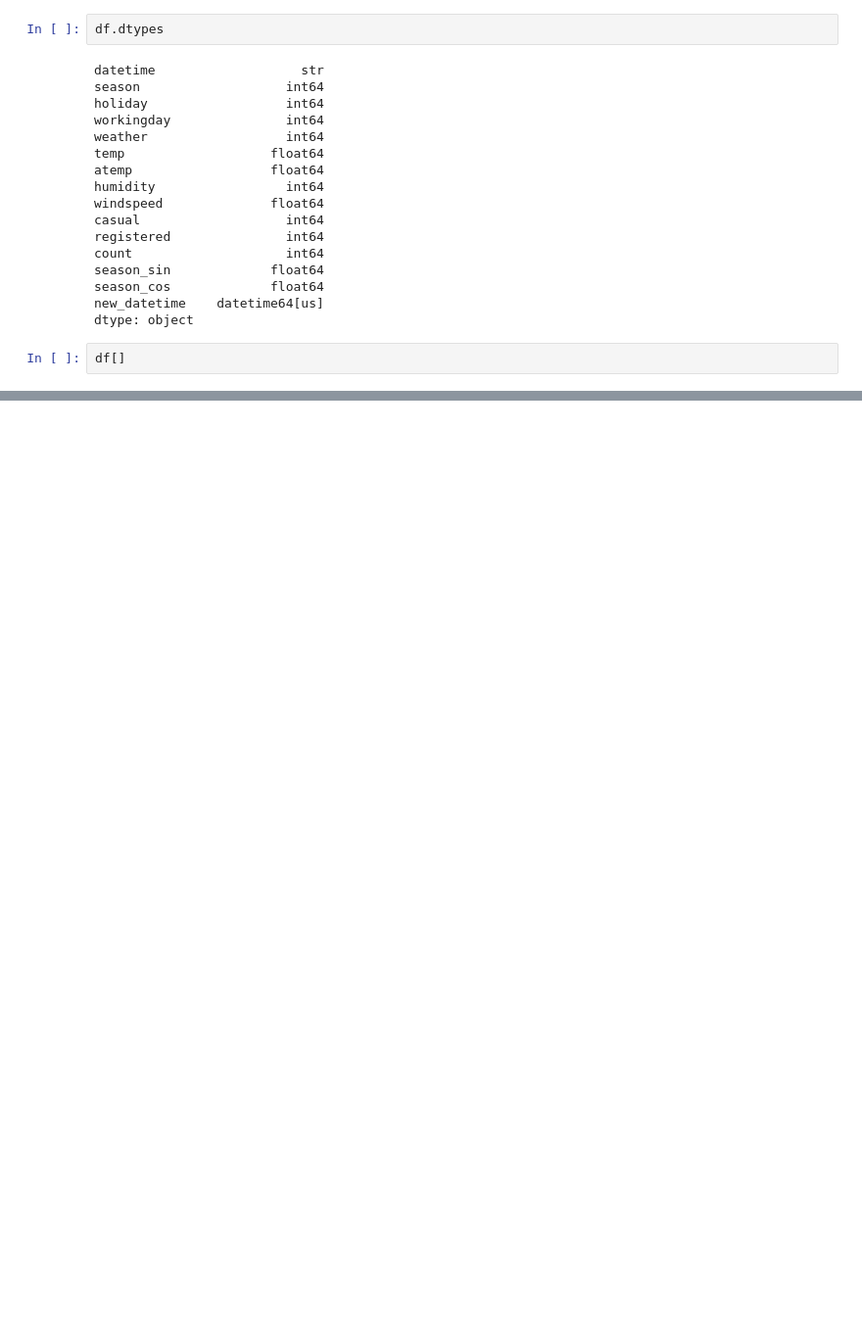
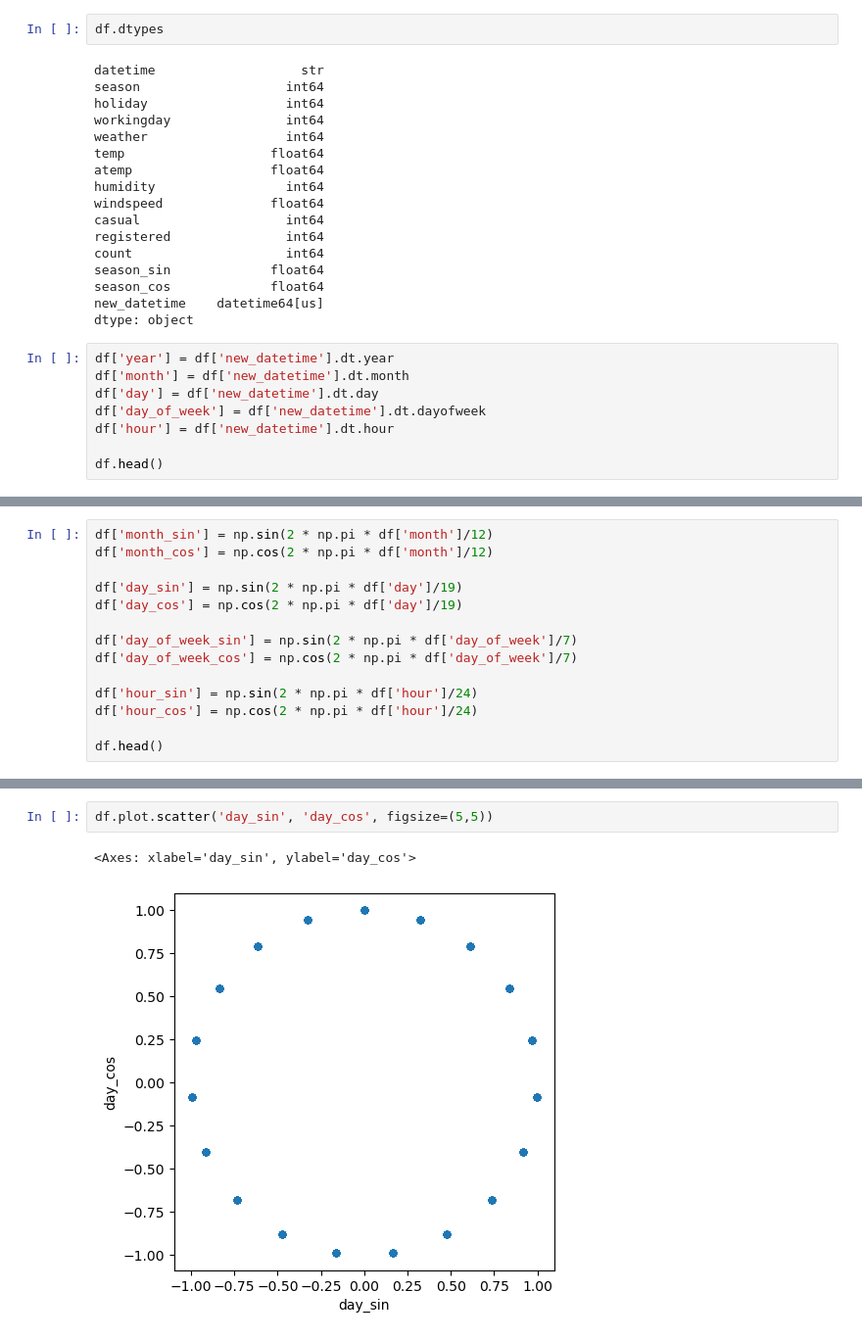
Before and after one commit to MonaTaghavi/dm-ann, a Jupyter notebook: notebooks/15dm-bike-preparation.ipynb, the cells around one changed output, grey strips where cells are left out. Shown at 98% size. Cells and saved outputs as stored; diff of their text form; blank space fills up the shorter version.

```diff
--- a/notebooks/15dm-bike-preparation.ipynb
+++ b/notebooks/15dm-bike-preparation.ipynb
@@ -228,4 +229,10 @@ season_cos             float64
 new_datetime    datetime64[us]
 dtype: object
 # %%
-df[]
+df['year'] = df['new_datetime'].dt.year
+df['month'] = df['new_datetime'].dt.month
+df['day'] = df['new_datetime'].dt.day
+df['day_of_week'] = df['new_datetime'].dt.dayofweek
+df['hour'] = df['new_datetime'].dt.hour
+
+df.head()
@@ -231,0 +258,14 @@ df[]
+# %%
+df['month_sin'] = np.sin(2 * np.pi * df['month']/12)
+df['month_cos'] = np.cos(2 * np.pi * df['month']/12)
+
+df['day_sin'] = np.sin(2 * np.pi * df['day']/19)
+df['day_cos'] = np.cos(2 * np.pi * df['day']/19)
+
+df['day_of_week_sin'] = np.sin(2 * np.pi * df['day_of_week']/7)
+df['day_of_week_cos'] = np.cos(2 * np.pi * df['day_of_week']/7)
+
+df['hour_sin'] = np.sin(2 * np.pi * df['hour']/24)
+df['hour_cos'] = np.cos(2 * np.pi * df['hour']/24)
+
+df.head()
@@ -231,0 +280,5 @@ df[]
+# %%
+df.plot.scatter('day_sin', 'day_cos', figsize=(5,5))
+# %% [output]
+<Axes: xlabel='day_sin', ylabel='day_cos'>
+[figure, added]
```
Also changed, not shown: parts of 13 cells of this notebook, 5 other files.
